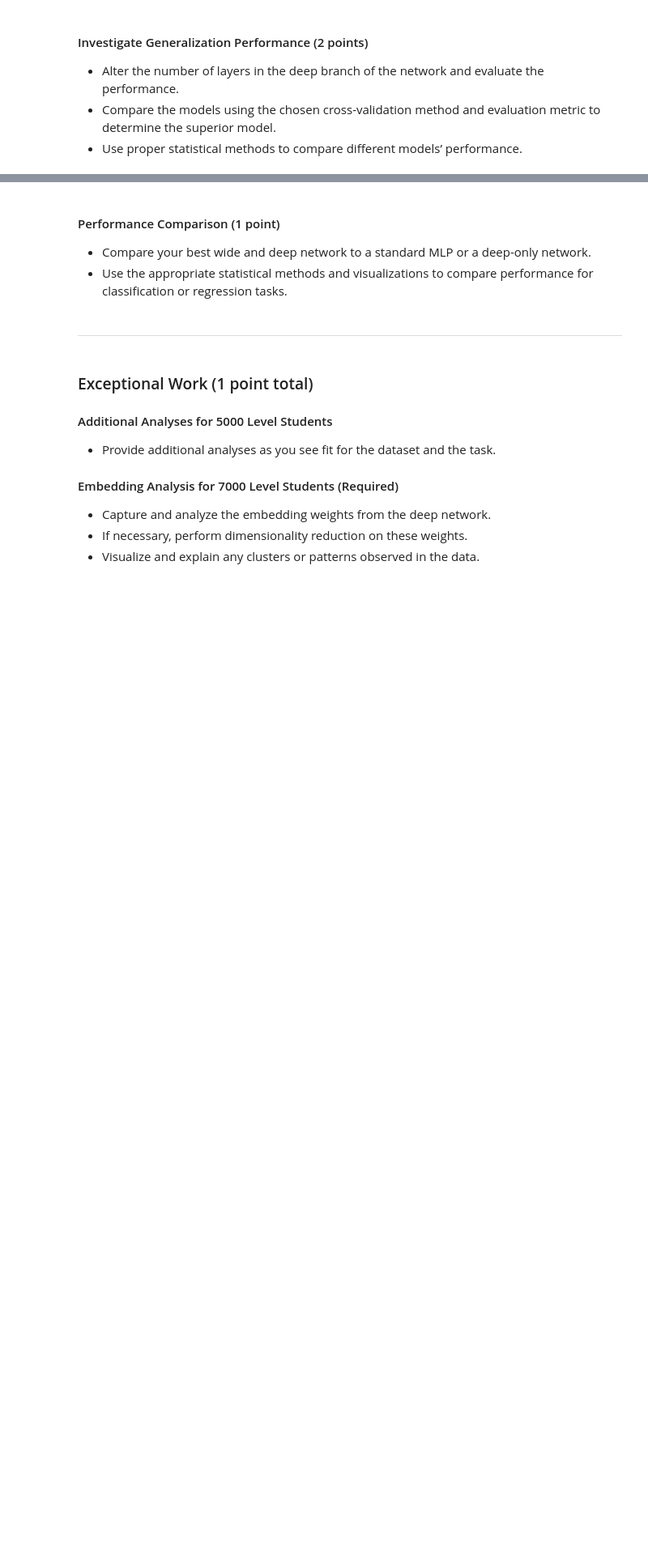
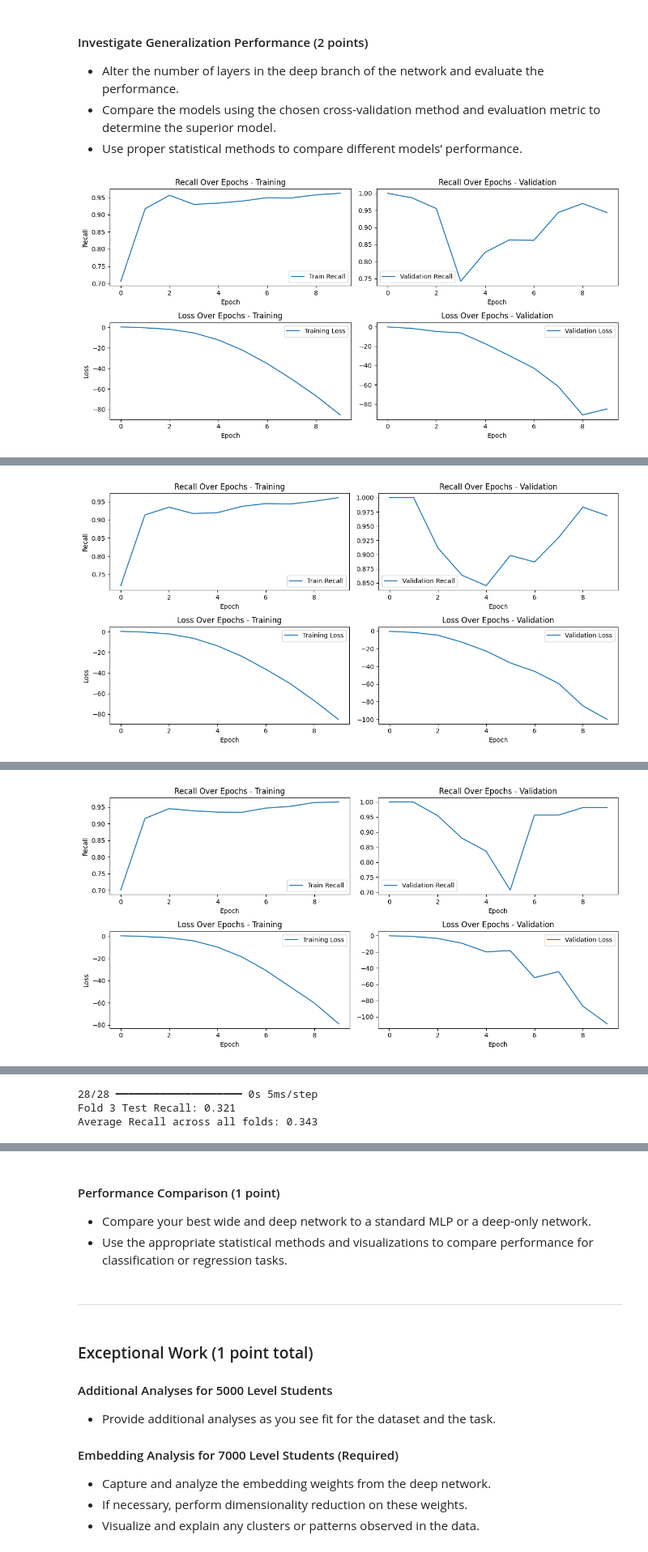
Before and after one commit to Millerb7/Deep_Learning_Lab, a Jupyter notebook: Lab.ipynb, the cells around one changed output, grey strips where cells are left out. Shown at 81% size. Drawn from its saved outputs; the diff is of its cells as text; code cells hidden in the pictures; blank space fills up the shorter version.

```diff
--- a/Lab.ipynb
+++ b/Lab.ipynb
@@ -41,3 +202,22 @@ import pandas as pd
 #### Data Splitting Method (1 point)
 - Choose and justify the method you will use for dividing your data into training and testing sets.
 - Explain how this method is a realistic reflection of how an algorithm would be used in practice.
+# %%
+from sklearn.model_selection import StratifiedShuffleSplit
+
+# feature and target array setup
+# X = np.array(df.drop('Target', axis=1))  # Features
+# y = np.array(df['Target'])  # Target variable
+
+X = df.drop('Target', axis=1) # Features
+y = df['Target']  # Target variable
+
+
+# Create the StratifiedShuffleSplit object
+sss = StratifiedShuffleSplit(n_splits=1, test_size=0.2, random_state=42)
+
+# Get indices for training and test sets
+# Corrected code for splitting using indices from StratifiedShuffleSplit
+for train_index, test_index in sss.split(X, y):
+    X_train, X_test = X.iloc[train_index], X.iloc[test_index]
+    y_train, y_test = y.iloc[train_index], y.iloc[test_index]
@@ -58,0 +439,16 @@ import pandas as pd
+# %%
+import numpy as np
+import pandas as pd
+from sklearn.model_selection import train_test_split
+
+def build_model_2(cross_col_X_names, categorical_headers_ints, numeric_headers, X_train, X_test, y_train, y_test, X_train_crossed, X_train_cat, X_train_num, X_test_crossed, X_test_cat, X_test_num):
+
+    # Build the model
+    model = create_wide_and_deep_model_2(cross_col_X_names, categorical_headers_ints, numeric_headers, X_train, X_test)
+
+    # Train the model
+    history = model.fit([X_train_crossed, X_train_cat, X_train_num], y_train,
+                        validation_data=([X_test_crossed, X_test_cat, X_test_num], y_test),
+                        epochs=10, batch_size=32, verbose=0)
+
+    return model, history
@@ -58,0 +541,4 @@ import pandas as pd
+# %%
+m2_recall = evaluate_model_2(X, y)
+# %% [output]
+[figure, added]
@@ -58,0 +547 @@ import pandas as pd
+[figure, added]
@@ -58,0 +550 @@ import pandas as pd
+[figure, added]
@@ -58,0 +554,3 @@ import pandas as pd
+28/28 ━━━━━━━━━━━━━━━━━━━━ 0s 5ms/step
+Fold 3 Test Recall: 0.321
+Average Recall across all folds: 0.343
```
Also changed, not shown: parts of 26 cells of this notebook, 1 other file.
